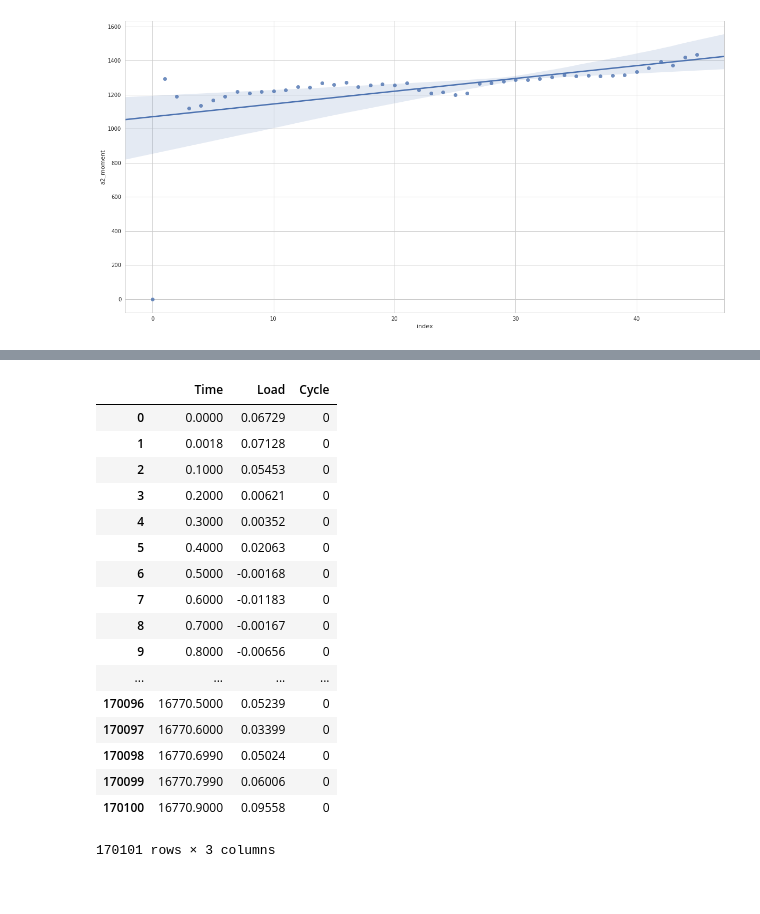
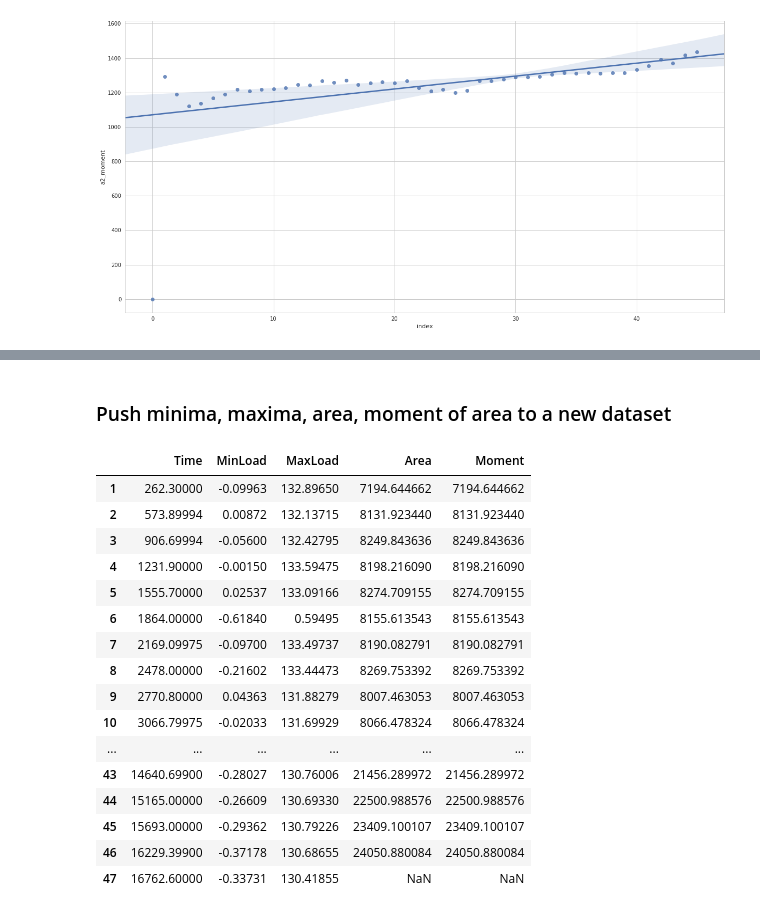
Before and after one commit to Columbia-Creative-Machines-Lab/muscle-prediction, a Jupyter notebook: feature-engineering.ipynb, the cells around one changed output, grey strips where cells are left out. Saved outputs shown, nothing was run; the diff lists cells and outputs as text; code cells hidden in the pictures.

```diff
--- a/feature-engineering.ipynb
+++ b/feature-engineering.ipynb
@@ -89,21 +90,26 @@ sns.regplot('Cycle', 'Load', df, fit_reg=False, scatter_kws={'s':2})
-# %%
-df
-# %% [output]
-|  | Time | Load | Cycle |
-| 0 | 0.0000 | 0.06729 | 0 |
-| 1 | 0.0018 | 0.07128 | 0 |
-| 2 | 0.1000 | 0.05453 | 0 |
-| 3 | 0.2000 | 0.00621 | 0 |
-| 4 | 0.3000 | 0.00352 | 0 |
-| 5 | 0.4000 | 0.02063 | 0 |
-| 6 | 0.5000 | -0.00168 | 0 |
-| 7 | 0.6000 | -0.01183 | 0 |
-| 8 | 0.7000 | -0.00167 | 0 |
-| 9 | 0.8000 | -0.00656 | 0 |
-| ... | ... | ... | ... |
-| 170096 | 16770.5000 | 0.05239 | 0 |
-| 170097 | 16770.6000 | 0.03399 | 0 |
-| 170098 | 16770.6990 | 0.05024 | 0 |
-| 170099 | 16770.7990 | 0.06006 | 0 |
-| 170100 | 16770.9000 | 0.09558 | 0 |
-170101 rows × 3 columns
+# %% [markdown]
+### Push minima, maxima, area, moment of area to a new dataset
+# %%
+area_df = pd.DataFrame(areas, columns=['Area'])
+moa_df = pd.DataFrame(areas, columns=['Moment'])
+meta_df = minima.merge(maxima, on='Time')
+meta_df = meta_df.join(area_df).join(moa_df)
+meta_df.drop(axis=0, index=0) # Ignore the Instron initialization cycle at t=1.7s
+# %% [output]
+|  | Time | MinLoad | MaxLoad | Area | Moment |
+| 1 | 262.30000 | -0.09963 | 132.89650 | 7194.644662 | 7194.644662 |
+| 2 | 573.89994 | 0.00872 | 132.13715 | 8131.923440 | 8131.923440 |
+| 3 | 906.69994 | -0.05600 | 132.42795 | 8249.843636 | 8249.843636 |
+| 4 | 1231.90000 | -0.00150 | 133.59475 | 8198.216090 | 8198.216090 |
+| 5 | 1555.70000 | 0.02537 | 133.09166 | 8274.709155 | 8274.709155 |
+| 6 | 1864.00000 | -0.61840 | 0.59495 | 8155.613543 | 8155.613543 |
+| 7 | 2169.09975 | -0.09700 | 133.49737 | 8190.082791 | 8190.082791 |
+| 8 | 2478.00000 | -0.21602 | 133.44473 | 8269.753392 | 8269.753392 |
+| 9 | 2770.80000 | 0.04363 | 131.88279 | 8007.463053 | 8007.463053 |
+| 10 | 3066.79975 | -0.02033 | 131.69929 | 8066.478324 | 8066.478324 |
+| ... | ... | ... | ... | ... | ... |
+| 43 | 14640.69900 | -0.28027 | 130.76006 | 21456.289972 | 21456.289972 |
+| 44 | 15165.00000 | -0.26609 | 130.69330 | 22500.988576 | 22500.988576 |
+| 45 | 15693.00000 | -0.29362 | 130.79226 | 23409.100107 | 23409.100107 |
+| 46 | 16229.39900 | -0.37178 | 130.68655 | 24050.880084 | 24050.880084 |
+| 47 | 16762.60000 | -0.33731 | 130.41855 | NaN | NaN |
```
Also changed, not shown: parts of 4 cells of this notebook.
